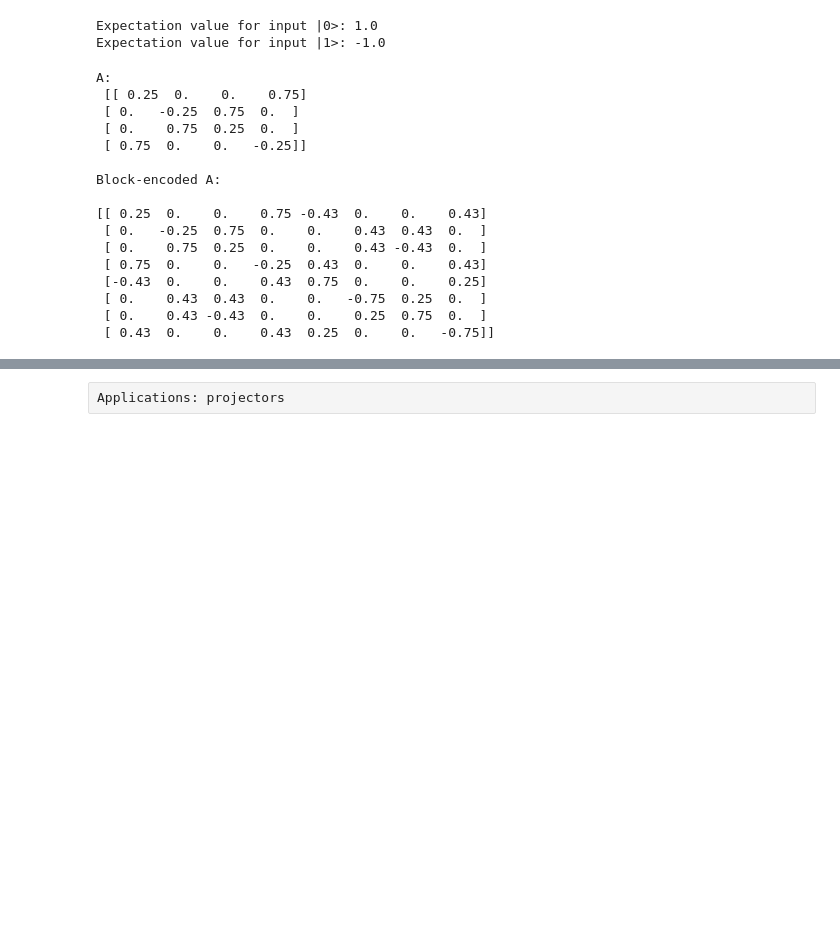
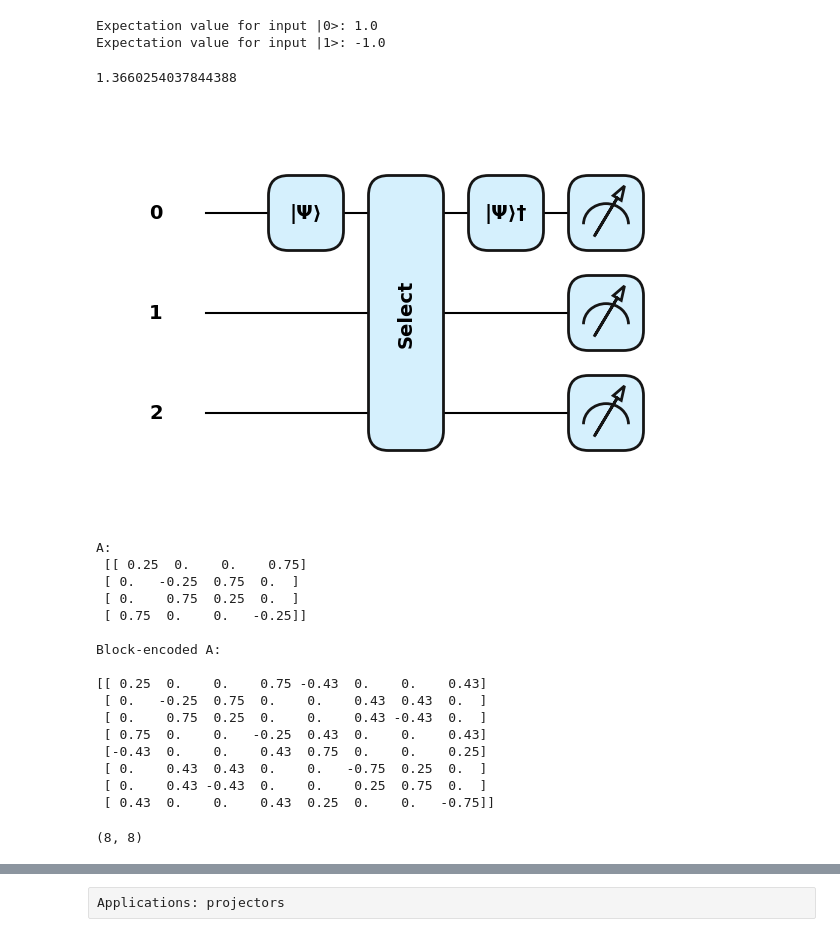
Before and after one commit to 24shiny/Inverse_Laplacian_embedding, a Jupyter notebook: Laplacian_embedding/block_encoding_PL.ipynb, the cells around one changed output, grey strips where cells are left out. Cells and saved outputs as stored; diff of their text form; code cells hidden in the pictures; blank space fills up the shorter version.

```diff
--- a/Laplacian_embedding/block_encoding_PL.ipynb
+++ b/Laplacian_embedding/block_encoding_PL.ipynb
@@ -74,37 +76,48 @@ print('Expectation value for input |1>:', sel_circuit([1]))
 Expectation value for input |0>: 1.0
 Expectation value for input |1>: -1.0
 # %%
+scaling_factor = sum(abs(alphas))
+print(scaling_factor)
+
 @qml.qnode(dev2)
 def lcu_circuit():  # block_encode
     # PREP
     qml.StatePrep(alphas, wires=0)
 
     # SEL
     qml.Select(unitaries, control=0)
 
     # PREP_dagger
     qml.adjoint(qml.StatePrep(alphas, wires=0))
     return qml.state()
 
+qml.draw_mpl(lcu_circuit, style='pennylane')()
+plt.show()
 
 output_matrix = qml.matrix(lcu_circuit)()
 print("A:\n", A, "\n")
 print("Block-encoded A:\n")
 print(np.real(np.round(output_matrix,2)))
 # %% [output]
-A:
- [[ 0.25  0.    0.    0.75]
- [ 0.   -0.25  0.75  0.  ]
- [ 0.    0.75  0.25  0.  ]
- [ 0.75  0.    0.   -0.25]]
-
-Block-encoded A:
-
-[[ 0.25  0.    0.    0.75 -0.43  0.    0.    0.43]
- [ 0.   -0.25  0.75  0.    0.    0.43  0.43  0.  ]
- [ 0.    0.75  0.25  0.    0.    0.43 -0.43  0.  ]
- [ 0.75  0.    0.   -0.25  0.43  0.    0.    0.43]
- [-0.43  0.    0.    0.43  0.75  0.    0.    0.25]
- [ 0.    0.43  0.43  0.    0.   -0.75  0.25  0.  ]
- [ 0.    0.43 -0.43  0.    0.    0.25  0.75  0.  ]
- [ 0.43  0.    0.    0.43  0.25  0.    0.   -0.75]]
+1.3660254037844388
+[figure, added]
+A:
+ [[ 0.25  0.    0.    0.75]
+ [ 0.   -0.25  0.75  0.  ]
+ [ 0.    0.75  0.25  0.  ]
+ [ 0.75  0.    0.   -0.25]]
+
+Block-encoded A:
+
+[[ 0.25  0.    0.    0.75 -0.43  0.    0.    0.43]
+ [ 0.   -0.25  0.75  0.    0.    0.43  0.43  0.  ]
+ [ 0.    0.75  0.25  0.    0.    0.43 -0.43  0.  ]
+ [ 0.75  0.    0.   -0.25  0.43  0.    0.    0.43]
+ [-0.43  0.    0.    0.43  0.75  0.    0.    0.25]
+ [ 0.    0.43  0.43  0.    0.   -0.75  0.25  0.  ]
+ [ 0.    0.43 -0.43  0.    0.    0.25  0.75  0.  ]
+ [ 0.43  0.    0.    0.43  0.25  0.    0.   -0.75]]
+# %%
+output_matrix.shape
+# %% [output]
+(8, 8)
```
Also changed, not shown: parts of 8 cells of this notebook.
